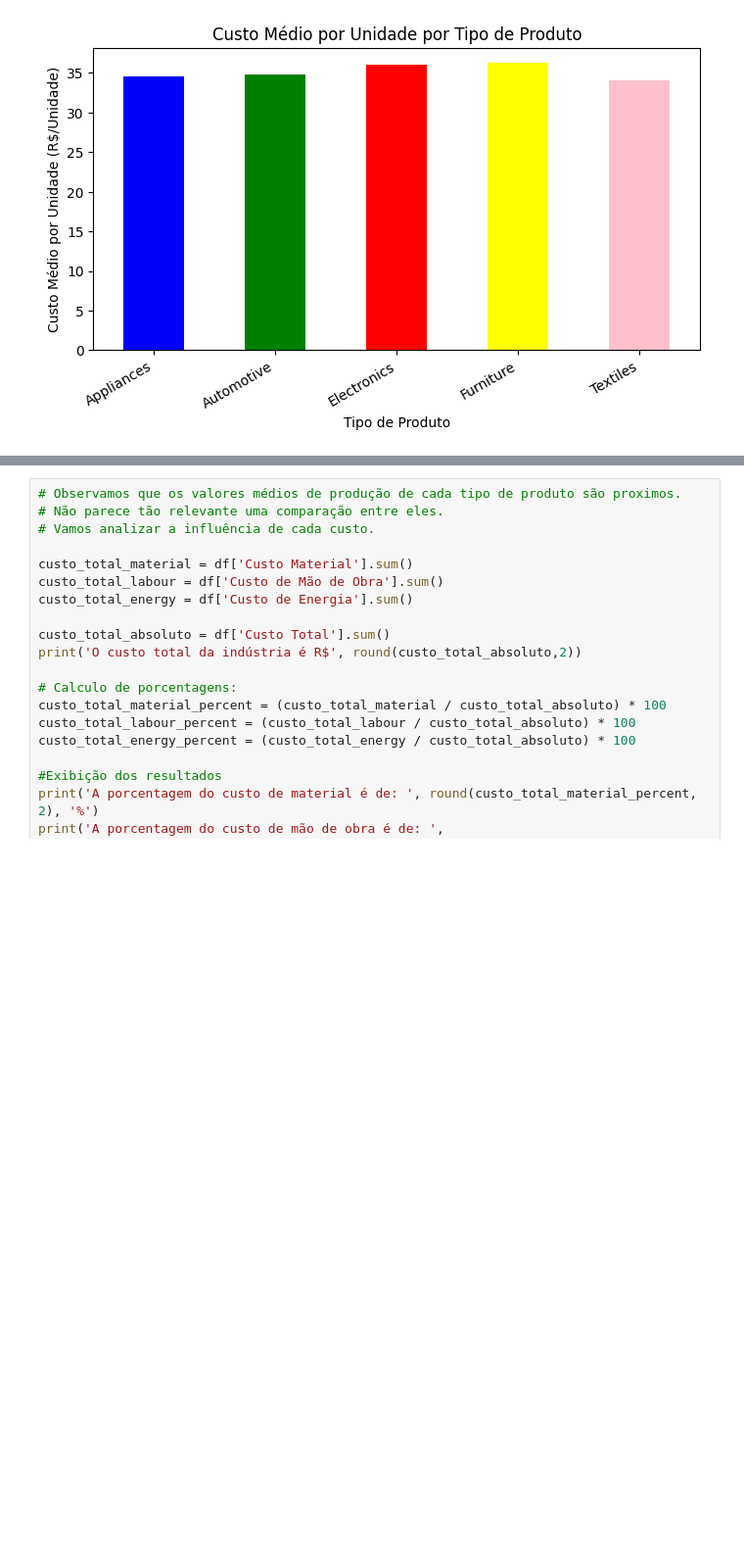
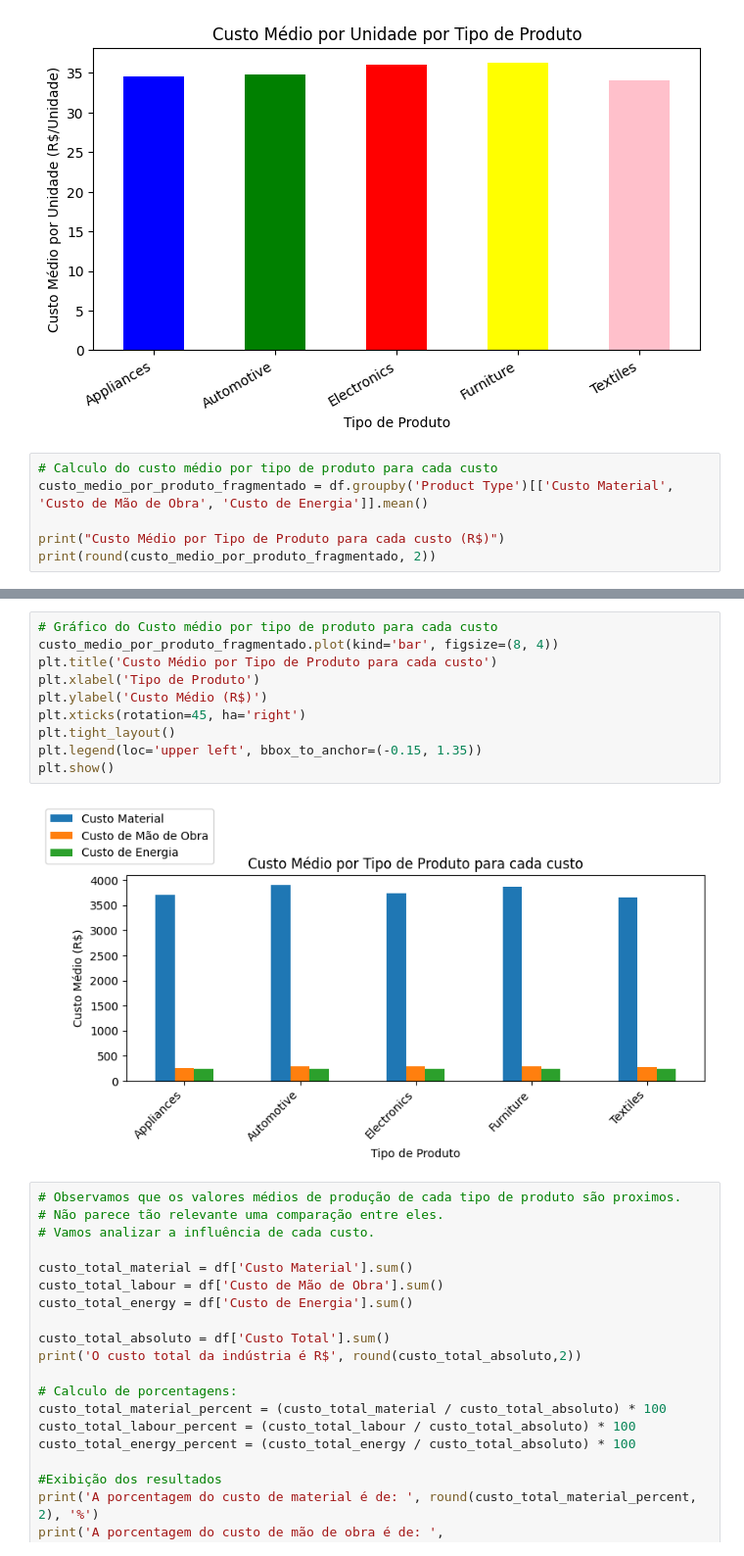
Before and after one commit to jesusthayna60-gif/custos_de_producao, a Jupyter notebook: Projeto_Final_Python.ipynb, the cells around one changed output, grey strips where cells are left out. Shown at 98% size. Cells and saved outputs as stored; diff of their text form; blank space fills up the shorter version.

```diff
--- a/Projeto_Final_Python.ipynb
+++ b/Projeto_Final_Python.ipynb
@@ -100,3 +127,9 @@ plt.xticks(rotation=30, ha='right')
 plt.show()
 # %% [output]
 [figure]
+# %%
+# Calculo do custo médio por tipo de produto para cada custo
+custo_medio_por_produto_fragmentado = df.groupby('Product Type')[['Custo Material', 'Custo de Mão de Obra', 'Custo de Energia']].mean()
+
+print("Custo Médio por Tipo de Produto para cada custo (R$)")
+print(round(custo_medio_por_produto_fragmentado, 2))
@@ -103,3 +145,15 @@ plt.show()
+# %%
+# Gráfico do Custo médio por tipo de produto para cada custo
+custo_medio_por_produto_fragmentado.plot(kind='bar', figsize=(8, 4))
+plt.title('Custo Médio por Tipo de Produto para cada custo')
+plt.xlabel('Tipo de Produto')
+plt.ylabel('Custo Médio (R$)')
+plt.xticks(rotation=45, ha='right')
+plt.tight_layout()
+plt.legend(loc='upper left', bbox_to_anchor=(-0.15, 1.35))
+plt.show()
+# %% [output]
+[figure, added]
 # %%
 # Observamos que os valores médios de produção de cada tipo de produto são proximos.
 # Não parece tão relevante uma comparação entre eles.
```
Also changed, not shown: parts of 17 cells of this notebook.
